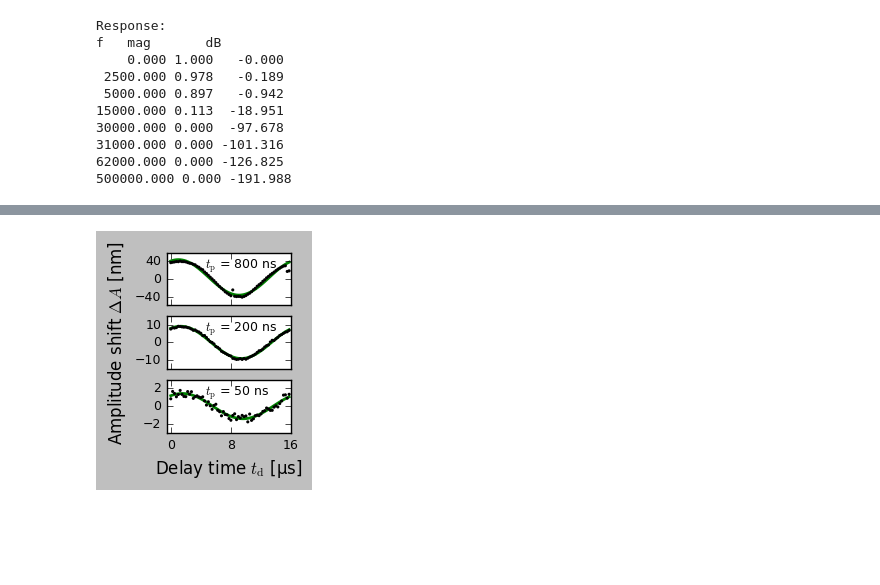
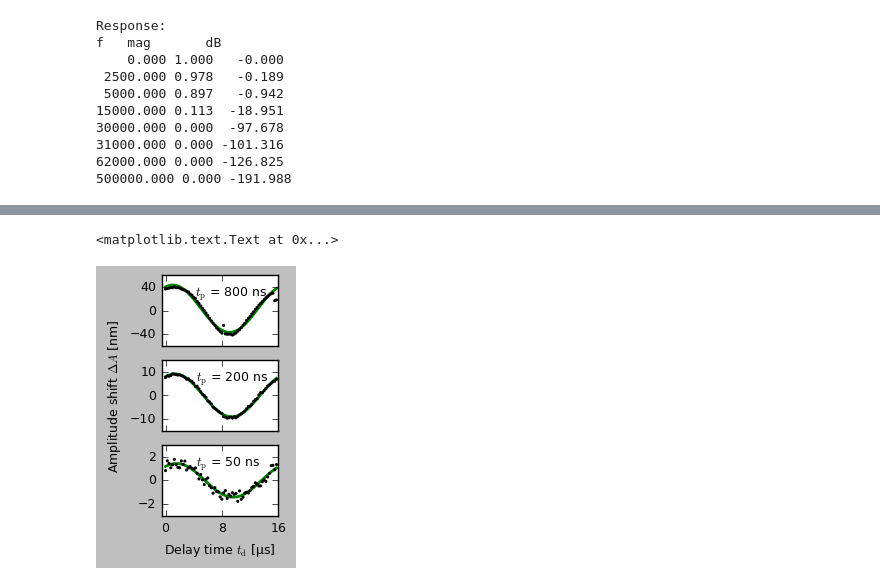
Before and after one commit to ryanpdwyer/1605-phasekick, a Jupyter notebook: figs_scripts/050-subcycle-pk-efm-all.ipynb, the cells around one changed output, grey strips where cells are left out. Saved outputs shown, nothing was run; the diff lists cells and outputs as text; code cells hidden in the pictures; blank space fills up the shorter version.

```diff
--- a/figs_scripts/050-subcycle-pk-efm-all.ipynb
+++ b/figs_scripts/050-subcycle-pk-efm-all.ipynb
@@ -140,23 +216,3 @@ f   mag       dB
 31000.000 0.000 -101.316
 62000.000 0.000 -126.825
 500000.000 0.000 -191.988
-# %%
-with mpl.rc_context(rcParams):
-    fig, ax2 = plt.subplots(figsize=(1.4, 0.9))
-    lock = locks[48]
-    m2 = phasekick.masklh(lock.t, -1e-6, 8e-6)
-    m = phasekick.masklh(lock.t, -3e-3, 4.6e-3)
-
-    t_many = np.linspace(lock.t[m2][0], lock.t[m2][-1], 3001) * 1e6
-    ti = 16/4.0
-
-    ax2.plot(lock.t[m]*1e3, lock.A[m])
-    ax2.set_xlim(-3, 4.6)
-    ax2.set_xticks(np.arange(-2, 5.25, 2))
-    ax2.set_yticks(np.arange(35, 51, 15))
-
-    # ax2.set_yticks(np.arange(35, 46, 5))
-    ax2.set_ylabel("$A$ [nm]")
-    ax2.set_xlabel("Time $t$ [ms]")
-#     fig.savefig("/Users/ryandwyer/Dropbox/_JAM_GT__Marohn201610__NSF_DMR__renewal__figs/_rawfigs/Avst.pdf",
-#                 bbox_inches='tight', transparent=True)
@@ -258,30 +482,29 @@ with mpl.rc_context(rcParams):
 # %%
 # fmt= dict(s=8, c='none', edgecolors='k')
+mpl.rc('font', size=9)
 fmt= dict(marker='.', c='k', edgecolors='none', zorder=1)
 fmt_bestfit = dict(color='g', zorder=0, linewidth=2)
 
-with mpl.rc_context(rcParams):
-    fig, axes = plt.subplots(figsize=(1.6, 2.25), nrows=3, sharex=True)
-    axes[0].plot(delay_us, dAfunc_off(delay_us, *dAopts[0]), **fmt_bestfit)
-    axes[0].scatter(delay_us, df.loc[idx[800, :], 'dA'], **fmt)
-    axes[0].set_yticks(np.arange(-40, 45, 40))
-    axes[0].text(4.6, 24.5, "$t_\\mathrm{p}$ = 800 ns")
 
-    axes[1].plot(delay_us, dAfunc_off(delay_us, *dAopts[2]), **fmt_bestfit)
-    axes[1].scatter(delay_us, df.loc[idx[200, :], 'dA'], **fmt)
-    axes[1].set_yticks(np.arange(-10, 15, 10))
-    axes[1].text(4.6, 6.1, "$t_\\mathrm{p}$ = 200 ns")
+fig, axes = plt.subplots(figsize=(1.5, 3.0), nrows=3, sharex=True)
+axes[0].plot(delay_us, dAfunc_off(delay_us, *dAopts[0]), **fmt_bestfit)
+axes[0].scatter(delay_us, df.loc[idx[800, :], 'dA'], **fmt)
+axes[0].set_yticks(np.arange(-40, 45, 40))
+axes[0].text(4.2, 24.5, "$t_\\mathrm{p}$ = 800 ns")
 
-    axes[2].plot(delay_us, dAfunc_off(delay_us, *dAopts[4]), **fmt_bestfit)
-    axes[2].scatter(delay_us, df.loc[idx[50, :], 'dA'], **fmt)
-    axes[2].text(4.6, 1.2, "$t_\\mathrm{p}$ = 50 ns")
-    axes[2].set_yticks(np.arange(-2, 2.5, 2))
-    axes[0].set_xlim(-0.5, 16)
-    axes[2].set_xticks([0, 8, 16])
-    axes[2].set_xlabel(u"Delay time $t_\\mathrm{d}$ [µs]")
-    axes[1].set_ylabel(u"Amplitude shift $\\Delta A$ [nm]")
+axes[1].plot(delay_us, dAfunc_off(delay_us, *dAopts[2]), **fmt_bestfit)
+axes[1].scatter(delay_us, df.loc[idx[200, :], 'dA'], **fmt)
+axes[1].set_yticks(np.arange(-10, 15, 10))
+axes[1].text(4.3, 6.1, "$t_\\mathrm{p}$ = 200 ns")
 
-#     fig.savefig('/Users/ryandwyer/Dropbox/_JAM_GT__Marohn201610__NSF_DMR__renewal__figs/_rawfigs/dA-v-td.pdf',
-#                 bbox_inches='tight', transparent=True)
+axes[2].plot(delay_us, dAfunc_off(delay_us, *dAopts[4]), **fmt_bestfit)
+axes[2].scatter(delay_us, df.loc[idx[50, :], 'dA'], **fmt)
+axes[2].text(4.3, 1.2, "$t_\\mathrm{p}$ = 50 ns")
+axes[2].set_yticks(np.arange(-2, 2.5, 2))
+axes[0].set_xlim(-0.5, 16)
+axes[2].set_xticks([0, 8, 16])
+axes[2].set_xlabel(u"Delay time $t_\\mathrm{d}$ [µs]")
+axes[1].set_ylabel(u"Amplitude shift $\\Delta A$ [nm]")
 # %% [output]
+<matplotlib.text.Text at 0x...>
-[figure, old version]
+[figure, new version]
```
Also changed, not shown: parts of 21 cells of this notebook, 5 other files.
